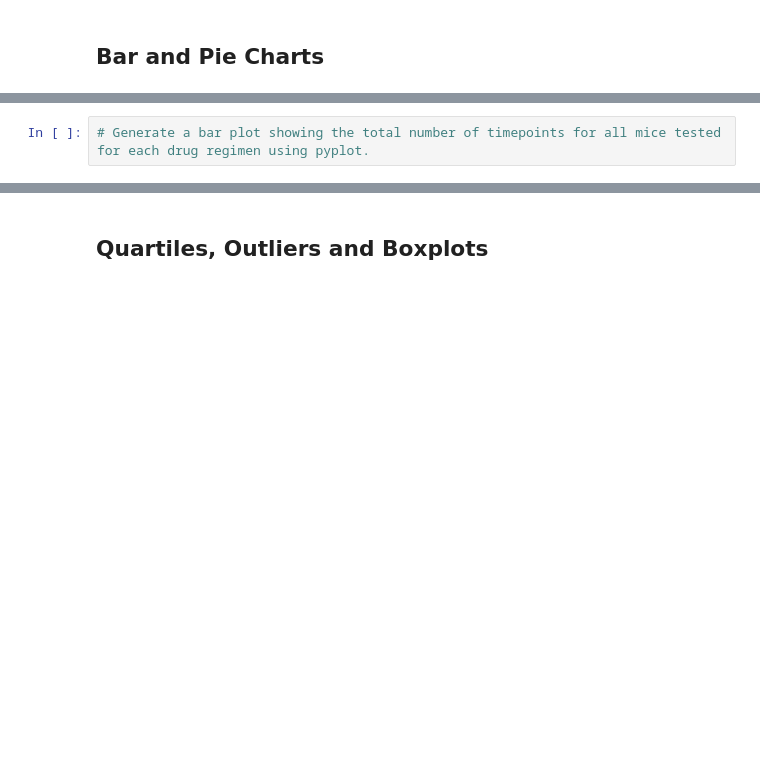
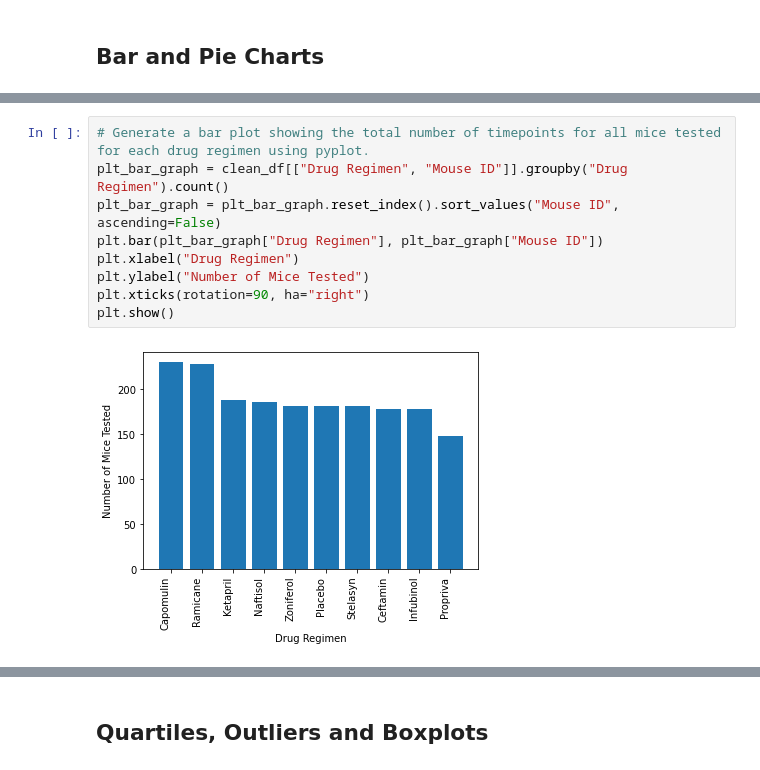
Before and after one commit to Tim-U-12/Matplotlib-challenge, a Jupyter notebook: Pymaceuticals/pymaceuticals_starter.ipynb, the cells around one changed output, grey strips where cells are left out. Cells and saved outputs as stored; diff of their text form; blank space fills up the shorter version.

```diff
--- a/Pymaceuticals/pymaceuticals_starter.ipynb
+++ b/Pymaceuticals/pymaceuticals_starter.ipynb
@@ -84,4 +142,13 @@ pandas_bar_graph
 # %%
 # Generate a bar plot showing the total number of timepoints for all mice tested for each drug regimen using pyplot.
+plt_bar_graph = clean_df[["Drug Regimen", "Mouse ID"]].groupby("Drug Regimen").count()
+plt_bar_graph = plt_bar_graph.reset_index().sort_values("Mouse ID", ascending=False)
+plt.bar(plt_bar_graph["Drug Regimen"], plt_bar_graph["Mouse ID"])
+plt.xlabel("Drug Regimen")
+plt.ylabel("Number of Mice Tested")
+plt.xticks(rotation=90, ha="right")
+plt.show()
+# %% [output]
+[figure, added]
 # %%
 # Generate a pie plot showing the distribution of female versus male mice using Pandas
```
Also changed, not shown: parts of 13 cells of this notebook.
